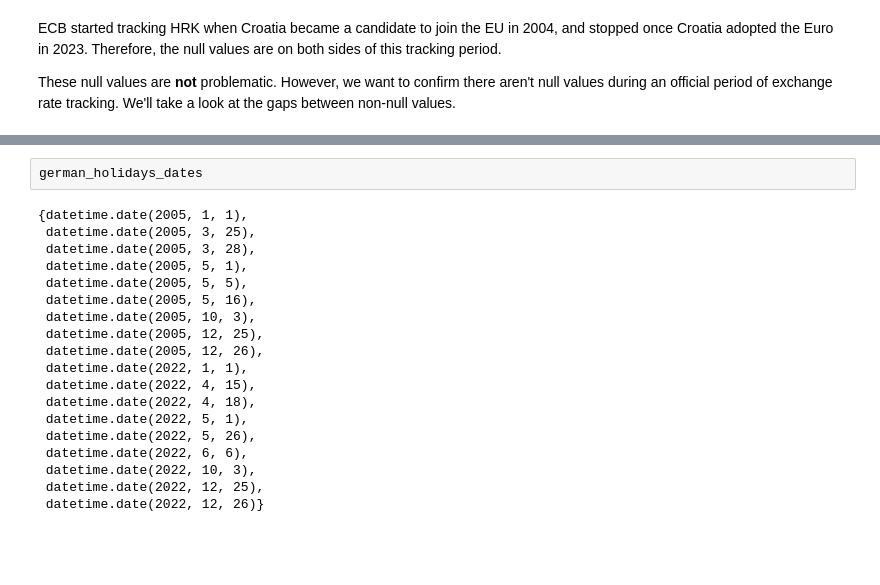
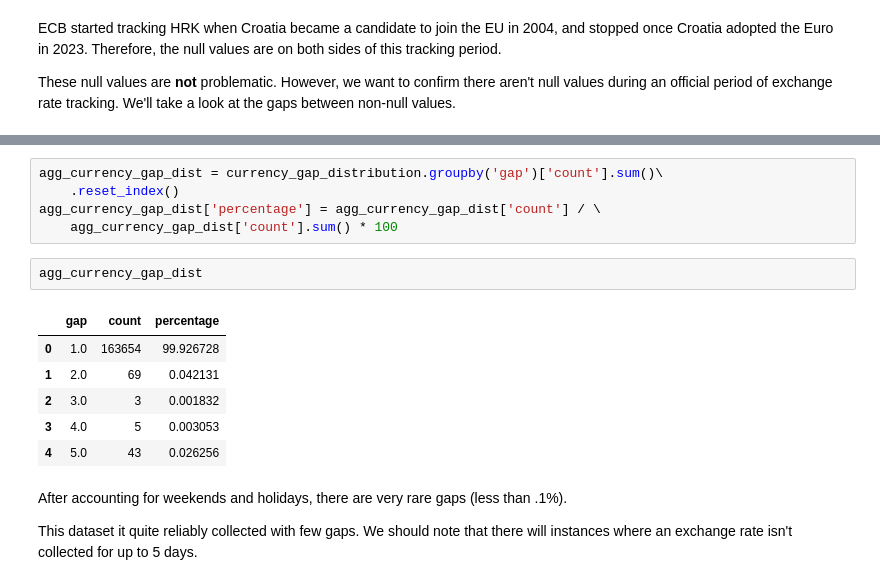
Before and after one commit to kldykstra/currency-track, a Jupyter notebook: analysis/explore.ipynb, the cells around one changed output, grey strips where cells are left out. Saved outputs shown, nothing was run; the diff lists cells and outputs as text; blank space fills up the shorter version.

```diff
--- a/analysis/explore.ipynb
+++ b/analysis/explore.ipynb
@@ -167,21 +186,19 @@ Name: Date, dtype: float64
-# %%
-german_holidays_dates
-# %% [output]
-{datetime.date(2005, 1, 1),
- datetime.date(2005, 3, 25),
- datetime.date(2005, 3, 28),
- datetime.date(2005, 5, 1),
- datetime.date(2005, 5, 5),
- datetime.date(2005, 5, 16),
- datetime.date(2005, 10, 3),
- datetime.date(2005, 12, 25),
- datetime.date(2005, 12, 26),
- datetime.date(2022, 1, 1),
- datetime.date(2022, 4, 15),
- datetime.date(2022, 4, 18),
- datetime.date(2022, 5, 1),
- datetime.date(2022, 5, 26),
- datetime.date(2022, 6, 6),
- datetime.date(2022, 10, 3),
- datetime.date(2022, 12, 25),
- datetime.date(2022, 12, 26)}
+# %%
+agg_currency_gap_dist = currency_gap_distribution.groupby('gap')['count'].sum()\
+    .reset_index()
+agg_currency_gap_dist['percentage'] = agg_currency_gap_dist['count'] / \
+    agg_currency_gap_dist['count'].sum() * 100
+# %%
+agg_currency_gap_dist
+# %% [output]
+|  | gap | count | percentage |
+| 0 | 1.0 | 163654 | 99.926728 |
+| 1 | 2.0 | 69 | 0.042131 |
+| 2 | 3.0 | 3 | 0.001832 |
+| 3 | 4.0 | 5 | 0.003053 |
+| 4 | 5.0 | 43 | 0.026256 |
+# %% [markdown]
+After accounting for weekends and holidays, there are very rare gaps (less than .1%).
+
+This dataset it quite reliably collected with few gaps. We should note that
+there will instances where an exchange rate isn't collected for up to 5 days.
```
Also changed, not shown: parts of 18 cells of this notebook.
